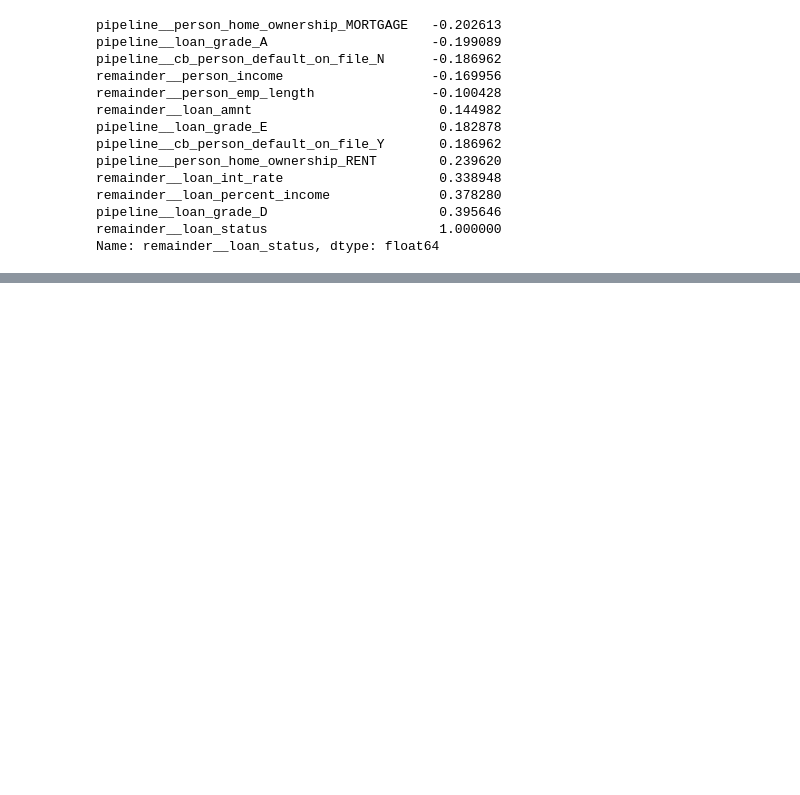
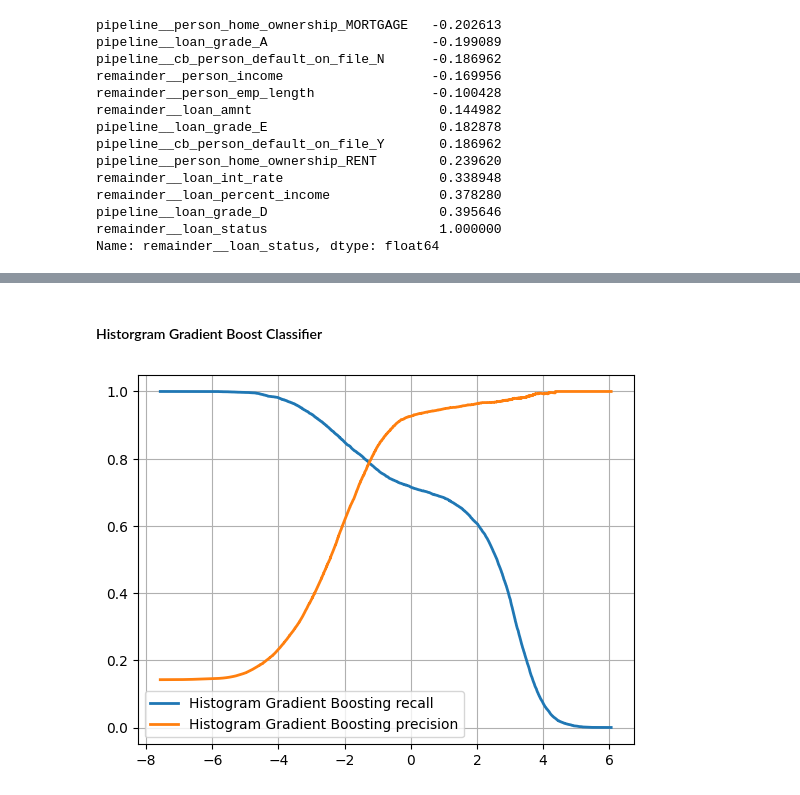
Before and after one commit to abhishekgopalan/Loan-Approval-Prediction-, a Jupyter notebook: notebook/loan-approval-prediction.ipynb, the cells around one changed output, grey strips where cells are left out. Saved outputs shown, nothing was run; the diff lists cells and outputs as text; code cells hidden in the pictures; blank space fills up the shorter version.

```diff
--- a/notebook/loan-approval-prediction.ipynb
+++ b/notebook/loan-approval-prediction.ipynb
@@ -271,0 +246,4 @@ groups = sgkf.split(X,y,groups=X['person_income_cat'])
+# %%
+hgb_clf = HistGradientBoostingClassifier()
+# %%
+y_scores_hgb = cross_val_predict(hgb_clf, X, y, cv=3, method='decision_function')
@@ -271,0 +448,10 @@ groups = sgkf.split(X,y,groups=X['person_income_cat'])
+# %% [markdown]
+#### Historgram Gradient Boost Classifier
+# %%
+plt.plot(thresholds_hgb, recall_hgb[:-1], '-', linewidth=2, label='Histogram Gradient Boosting recall')
+plt.plot(thresholds_hgb, precision_hgb[:-1], '-', linewidth=2,  label='Histogram Gradient Boosting precision')
+plt.grid()
+plt.legend()
+plt.show()
+# %% [output]
+[figure, added]
```
Also changed, not shown: parts of 92 cells of this notebook, 1 other file.
